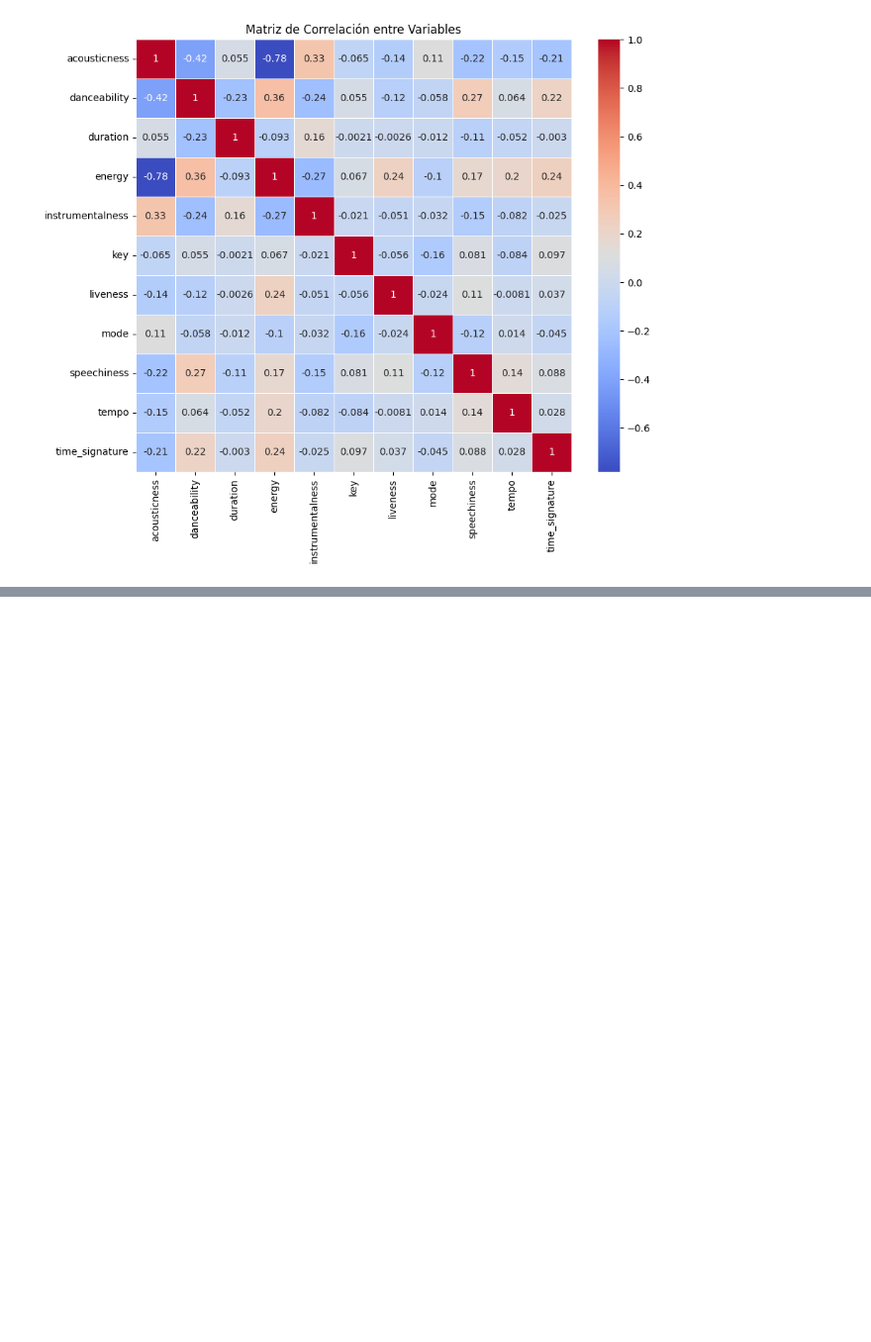
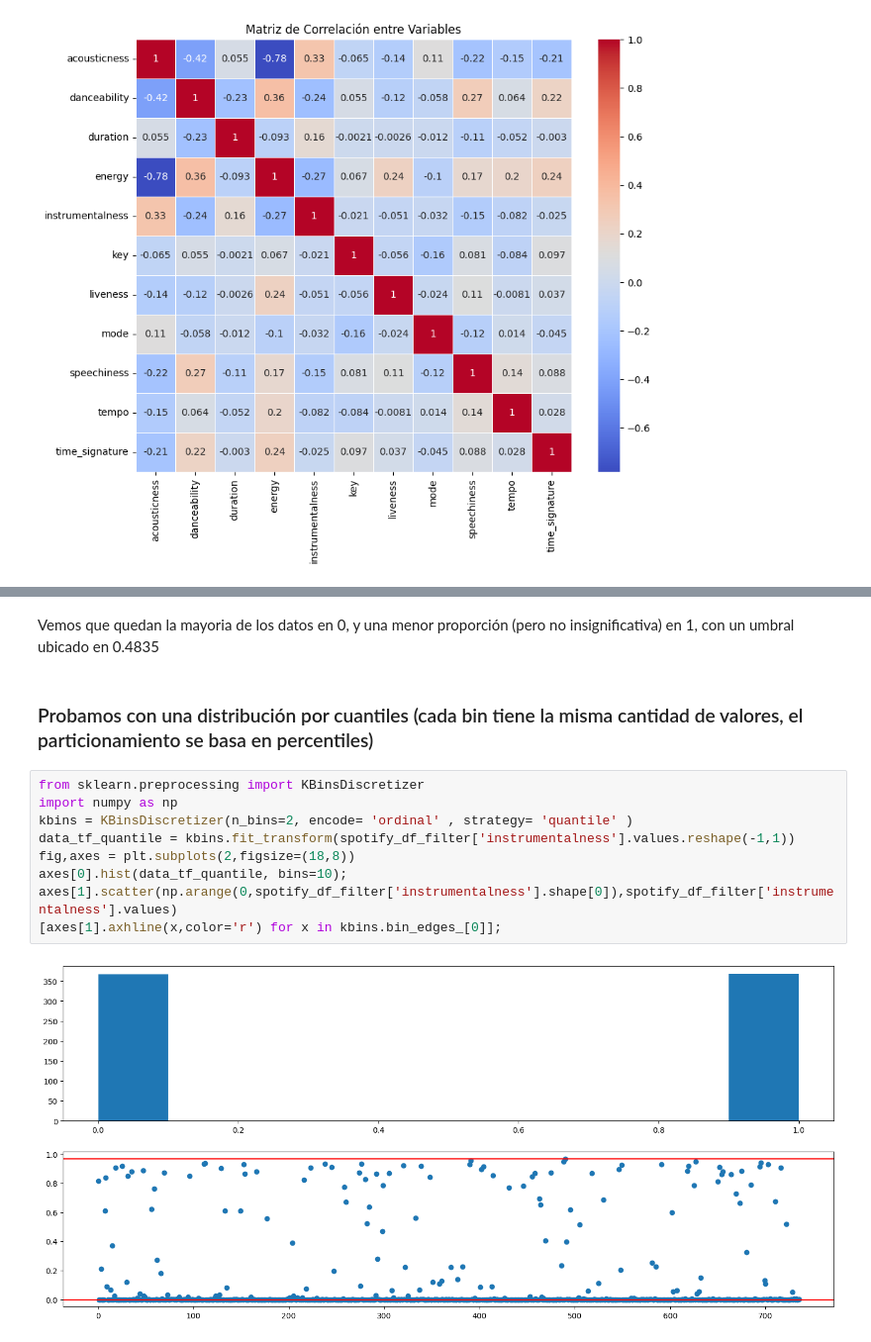
Before and after one commit to jonathancagua/CEIA-ADD, a Jupyter notebook: tp_spotify.ipynb, the cells around one changed output, grey strips where cells are left out. Shown at 99% size. Drawn from its saved outputs; the diff is of its cells as text; blank space fills up the shorter version.

```diff
--- a/tp_spotify.ipynb
+++ b/tp_spotify.ipynb
@@ -681,0 +795,15 @@ plt.show()
+# %% [markdown]
+Vemos que quedan la mayoria de los datos en 0, y una menor proporción (pero no insignificativa) en 1, con un umbral ubicado en 0.4835
+# %% [markdown]
+### Probamos con una distribución por cuantiles (cada bin tiene la misma cantidad de valores, el particionamiento se basa en percentiles)
+# %%
+from sklearn.preprocessing import KBinsDiscretizer
+import numpy as np
+kbins = KBinsDiscretizer(n_bins=2, encode= 'ordinal' , strategy= 'quantile' )
+data_tf_quantile = kbins.fit_transform(spotify_df_filter['instrumentalness'].values.reshape(-1,1))
+fig,axes = plt.subplots(2,figsize=(18,8))
+axes[0].hist(data_tf_quantile, bins=10);
+axes[1].scatter(np.arange(0,spotify_df_filter['instrumentalness'].shape[0]),spotify_df_filter['instrumentalness'].values)
+[axes[1].axhline(x,color='r') for x in kbins.bin_edges_[0]];
+# %% [output]
+[figure, added]
```
Also changed, not shown: parts of 42 cells of this notebook.
